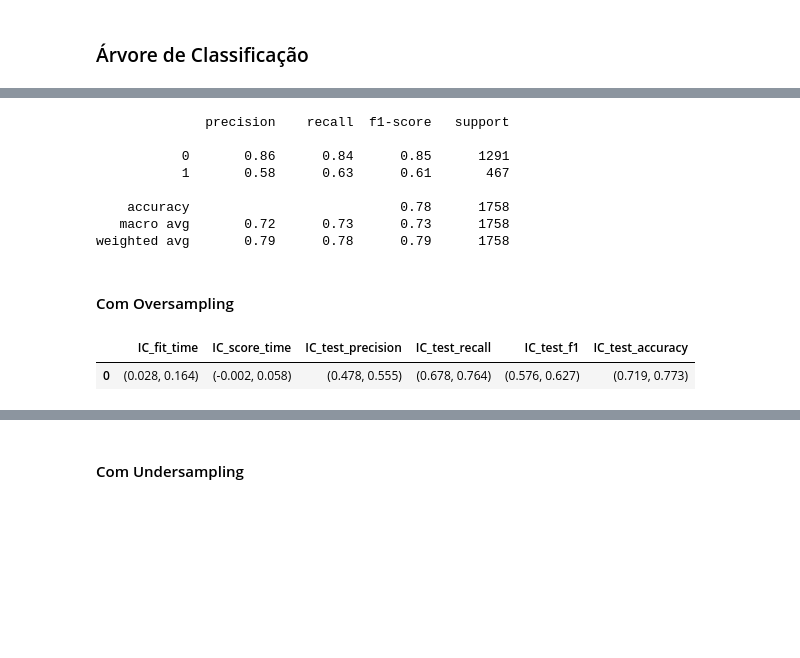
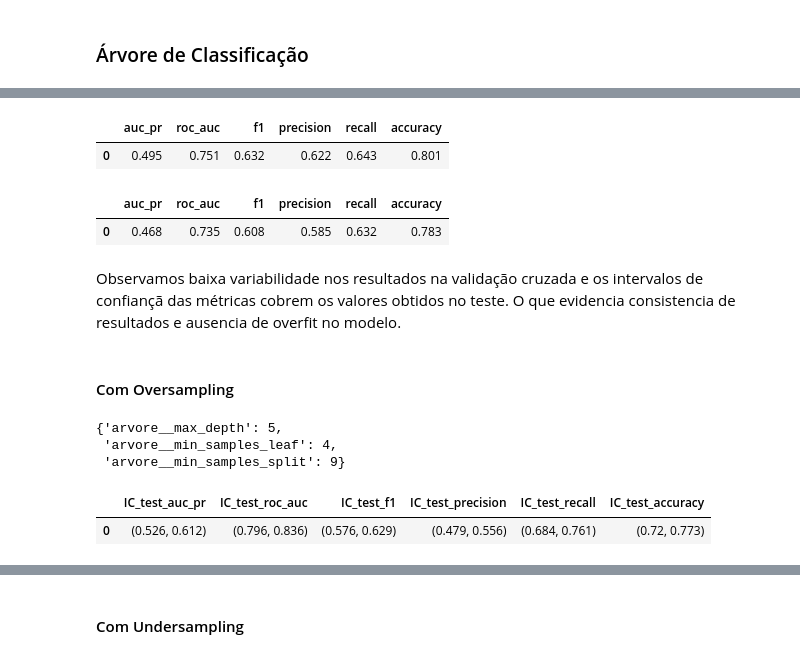
Before and after one commit to Angel-Arroyo-H/alura-data-science-challenge-3, a Jupyter notebook: Alura_DataScience_Challenge3.ipynb, the cells around one changed output, grey strips where cells are left out. Cells and saved outputs as stored; diff of their text form; code cells hidden in the pictures; blank space fills up the shorter version.

```diff
--- a/Alura_DataScience_Challenge3.ipynb
+++ b/Alura_DataScience_Challenge3.ipynb
@@ -468,3 +508,3 @@ intervalo_conf(cv_resultados)
 # %%
-modelo_arvore.fit(x_treino, y_treino)
+modelo_arvore_opt.fit(x_treino, y_treino)
 # %% [output]
@@ -484,27 +513,67 @@ weighted avg       0.80      0.80      0.80      5274
-# %%
-y_previsto = modelo_arvore.predict(x_teste)
-print(classification_report(y_teste, y_previsto, zero_division=0))
-# %% [output]
-              precision    recall  f1-score   support
-
-           0       0.86      0.84      0.85      1291
-           1       0.58      0.63      0.61       467
-
-    accuracy                           0.78      1758
-   macro avg       0.72      0.73      0.73      1758
-weighted avg       0.79      0.78      0.79      1758
+# %%
+# Métricas para o treino
+metricas(y_treino, modelo_arvore_opt.predict(x_treino)).round(3)
+# %% [output]
+|  | auc_pr | roc_auc | f1 | precision | recall | accuracy |
+| 0 | 0.495 | 0.751 | 0.632 | 0.622 | 0.643 | 0.801 |
+# %%
+# Métricas para o teste
+metricas(y_teste, modelo_arvore_opt.predict(x_teste)).round(3)
+# %% [output]
+|  | auc_pr | roc_auc | f1 | precision | recall | accuracy |
+| 0 | 0.468 | 0.735 | 0.608 | 0.585 | 0.632 | 0.783 |
+# %% [markdown]
+Observamos baixa variabilidade nos resultados na validação cruzada e os intervalos de confiançã das métricas cobrem os valores obtidos no teste. O que evidencia consistencia de resultados e ausencia de overfit no modelo.
 # %% [markdown]
 #### Com Oversampling
+# %%
+from scipy.stats import randint
+
+pipeline_arvore_smote = imbpipeline([
+    ('oversample', SMOTE(random_state=42))
+    ,('arvore', DecisionTreeClassifier(random_state=42))
+])
+
+# Otimizando os parâmetros da função
+grade_parametros = {
+    'arvore__max_depth': randint(2, 20)
+    ,'arvore__min_samples_split': randint(2, 10)
+    ,'arvore__min_samples_leaf': randint(1, 5)
+}
+
+random_search = RandomizedSearchCV(
+    estimator = pipeline_arvore_smote
+    ,param_distributions=grade_parametros
+    ,n_iter=20
+    ,cv=5
+    ,scoring=scoring
+    ,verbose=0
+    ,random_state=42
+    ,refit='auc_pr'
+)
+random_search.fit(x_treino, y_treino)
+random_search.best_params_
+# %% [output]
+{'arvore__max_depth': 5,
+ 'arvore__min_samples_leaf': 4,
+ 'arvore__min_samples_split': 9}
 # %%
-modelo_arvore_smote = DecisionTreeClassifier(max_depth = 5,random_state=42)
-pipeline_arvore_smote = imbpipeline([
+pipeline_arvore_smote_opt = imbpipeline([
     ('oversample', SMOTE(random_state=42))
-    ,('arvore', modelo_arvore_smote)
+    ,('arvore', DecisionTreeClassifier(random_state=42))
 ])
+pipeline_arvore_smote_opt.set_params(**random_search.best_params_)
+
 skf = StratifiedKFold(n_splits = 5, shuffle = True, random_state = 42)
-cv_resultados = cross_validate(pipeline_arvore_smote, x_treino, y_treino, cv = skf, scoring = scoring)
+cv_resultados = cross_validate(
+    pipeline_arvore_smote_opt
+    ,x_treino
+    ,y_treino
+    ,cv = skf
+    ,scoring = scoring
+)
 intervalo_conf(cv_resultados)
 # %% [output]
-|  | IC_fit_time | IC_score_time | IC_test_precision | IC_test_recall | IC_test_f1 | IC_test_accuracy |
-| 0 | (0.028, 0.164) | (-0.002, 0.058) | (0.478, 0.555) | (0.678, 0.764) | (0.576, 0.627) | (0.719, 0.773) |
+|  | IC_test_auc_pr | IC_test_roc_auc | IC_test_f1 | IC_test_precision | IC_test_recall | IC_test_accuracy |
+| 0 | (0.526, 0.612) | (0.796, 0.836) | (0.576, 0.629) | (0.479, 0.556) | (0.684, 0.761) | (0.72, 0.773) |
 # %%
```
Also changed, not shown: parts of 79 cells of this notebook.
